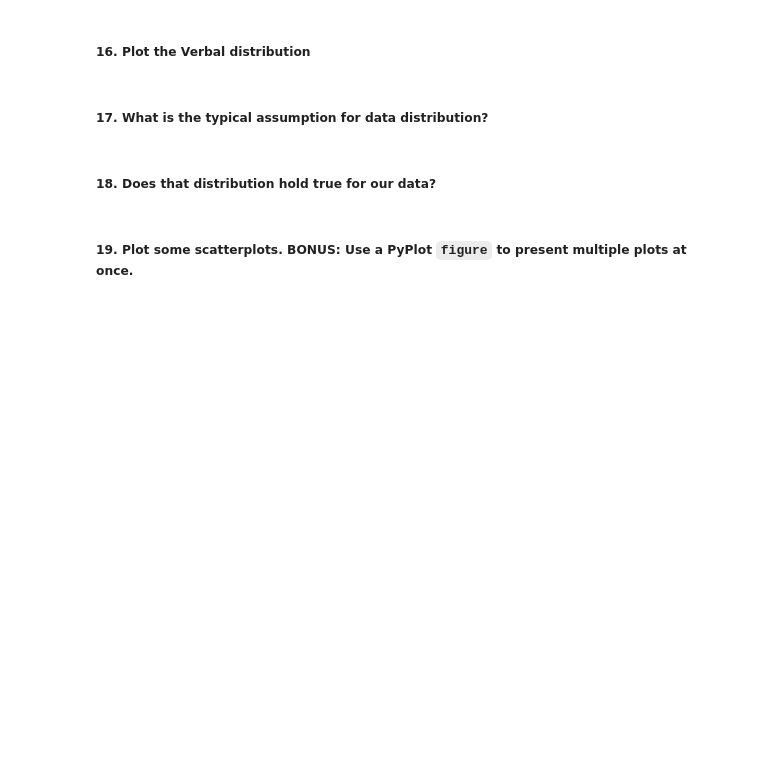
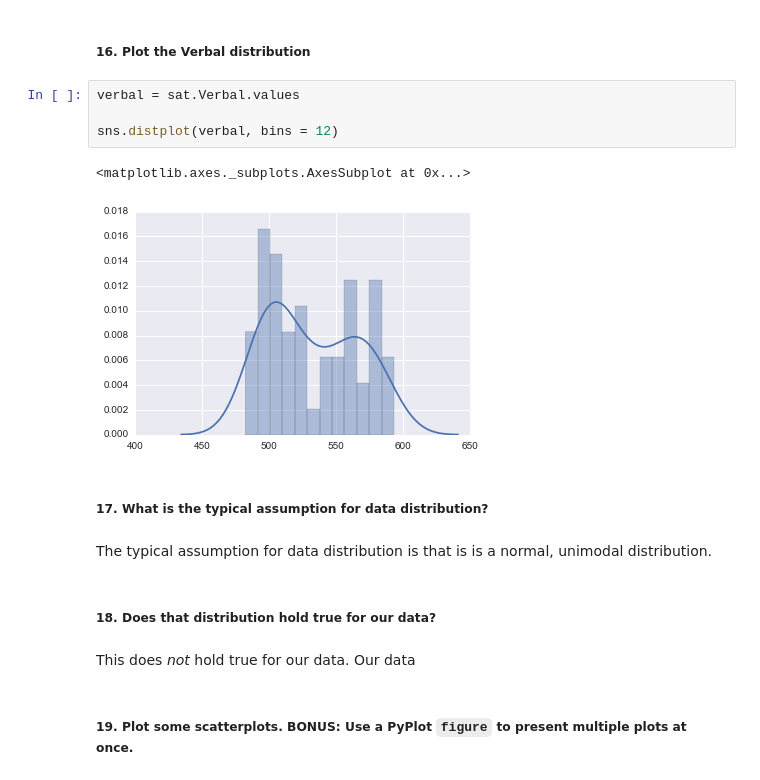
Before and after one commit to sambozek/DSI-SF-1-sebozek, a Jupyter notebook: projects/project-01/starter-code/project_1.ipynb, the cells around one changed output. Drawn from its saved outputs; the diff is of its cells as text; blank space fills up the shorter version.

```diff
--- a/projects/project-01/starter-code/project_1.ipynb
+++ b/projects/project-01/starter-code/project_1.ipynb
@@ -172,3 +273,10 @@ import
 # %% [markdown]
 ##### 16. Plot the Verbal distribution
+# %%
+verbal = sat.Verbal.values
+
+sns.distplot(verbal, bins = 12)
+# %% [output]
+<matplotlib.axes._subplots.AxesSubplot at 0x...>
+[figure, added]
 # %% [markdown]
@@ -175,6 +284,10 @@ import
 ##### 17. What is the typical assumption for data distribution?
+# %% [markdown]
+The typical assumption for data distribution is that is is a normal, unimodal distribution.
 # %% [markdown]
 ##### 18. Does that distribution hold true for our data?
+# %% [markdown]
+This does *not* hold true for our data. Our data
 # %% [markdown]
 ##### 19. Plot some scatterplots. **BONUS**: Use a PyPlot `figure` to present multiple plots at once.
 # %% [markdown]
```
Also changed, not shown: parts of 14 cells of this notebook, 11 other files.
